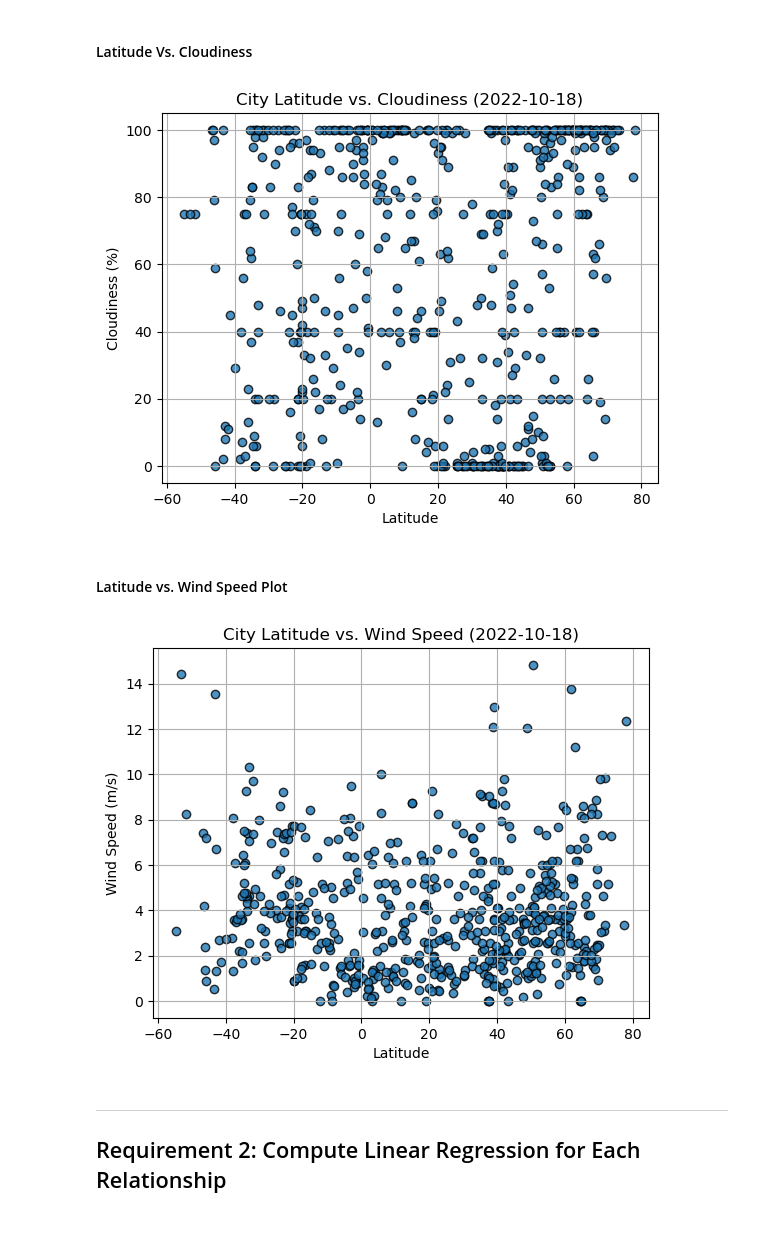
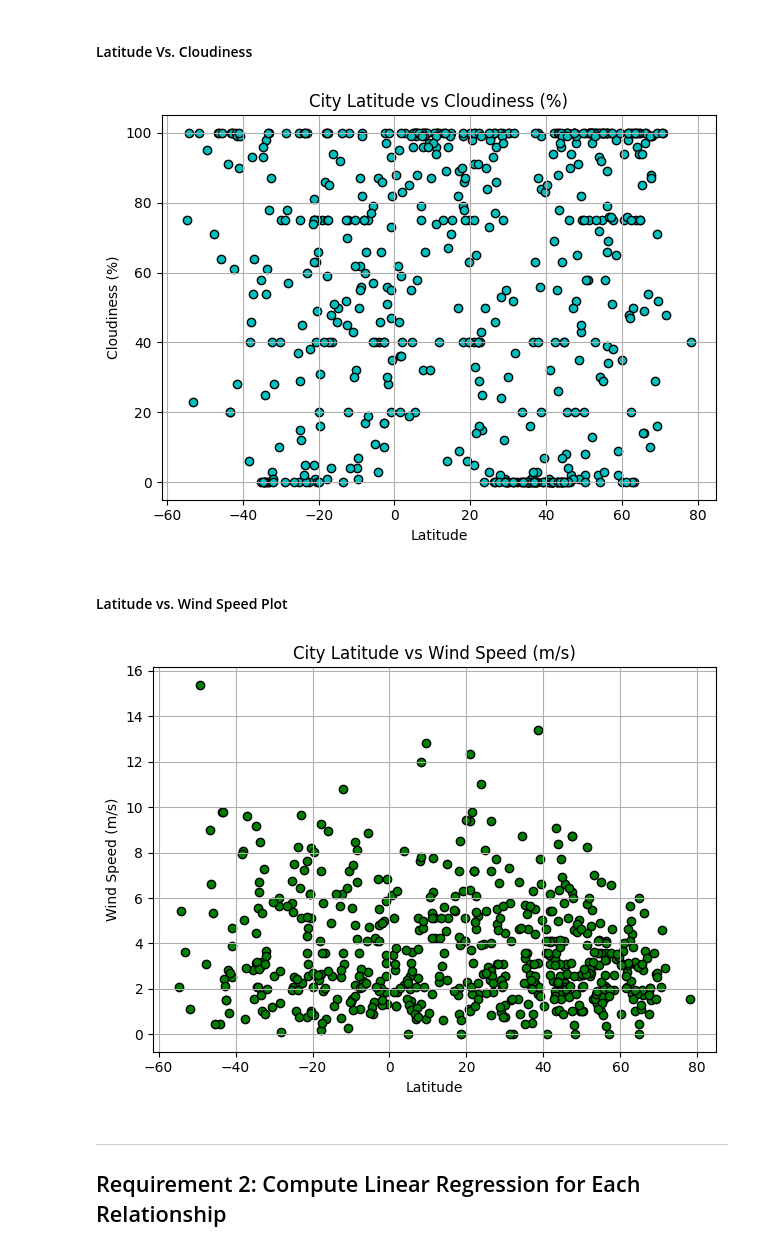
Before and after one commit to davsssss/python-api-challenge, a Jupyter notebook: WeatherPy/WeatherPy.ipynb, the cells around one changed output. Cells and saved outputs as stored; diff of their text form; code cells hidden in the pictures.

```diff
--- a/WeatherPy/WeatherPy.ipynb
+++ b/WeatherPy/WeatherPy.ipynb
@@ -224,26 +228,36 @@ plt.show()
 #### Latitude Vs. Cloudiness
 # %%
 # Build the scatter plots for latitude vs. cloudiness
-# YOUR CODE HERE
+plt.scatter(city_data_df["Lat"], city_data_df["Cloudiness"],color="c", edgecolors='black')
+
 
 # Incorporate the other graph properties
-# YOUR CODE HERE
+plt.xlabel("Latitude")
+plt.ylabel("Cloudiness (%)")
+plt.title("City Latitude vs Cloudiness (%)")
+plt.grid()
+plt.tight_layout()
 
 # Save the figure
 plt.savefig("output_data/Fig3.png")
 
 # Show plot
 plt.show()
 # %% [output]
-[figure, old version]
+[figure, new version]
 # %% [markdown]
 #### Latitude vs. Wind Speed Plot
 # %%
 # Build the scatter plots for latitude vs. wind speed
-# YOUR CODE HERE
+plt.scatter(city_data_df["Lat"], city_data_df["Wind Speed"],color="g", edgecolors='black')
+
 
 # Incorporate the other graph properties
-# YOUR CODE HERE
+plt.xlabel("Latitude")
+plt.ylabel("Wind Speed (m/s)")
+plt.title("City Latitude vs Wind Speed (m/s)")
+plt.grid()
+plt.tight_layout()
 
 # Save the figure
 plt.savefig("output_data/Fig4.png")
@@ -251,7 +265,7 @@ plt.savefig("output_data/Fig4.png")
 # Show plot
 plt.show()
 # %% [output]
-[figure, old version]
+[figure, new version]
 # %% [markdown]
 ---
 
```
Also changed, not shown: parts of 34 cells of this notebook, 5 other files.
